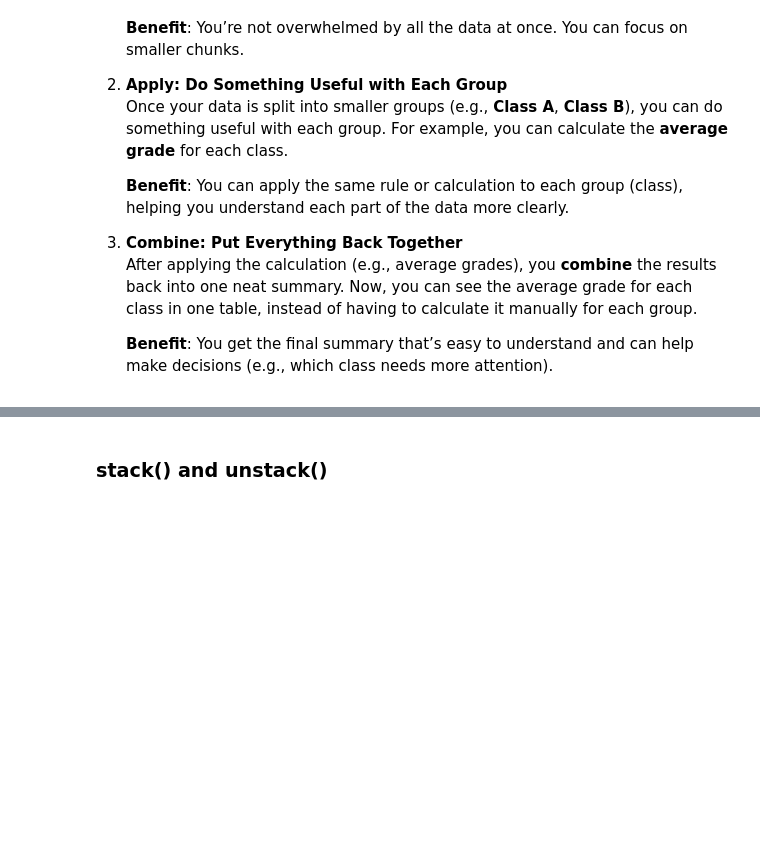
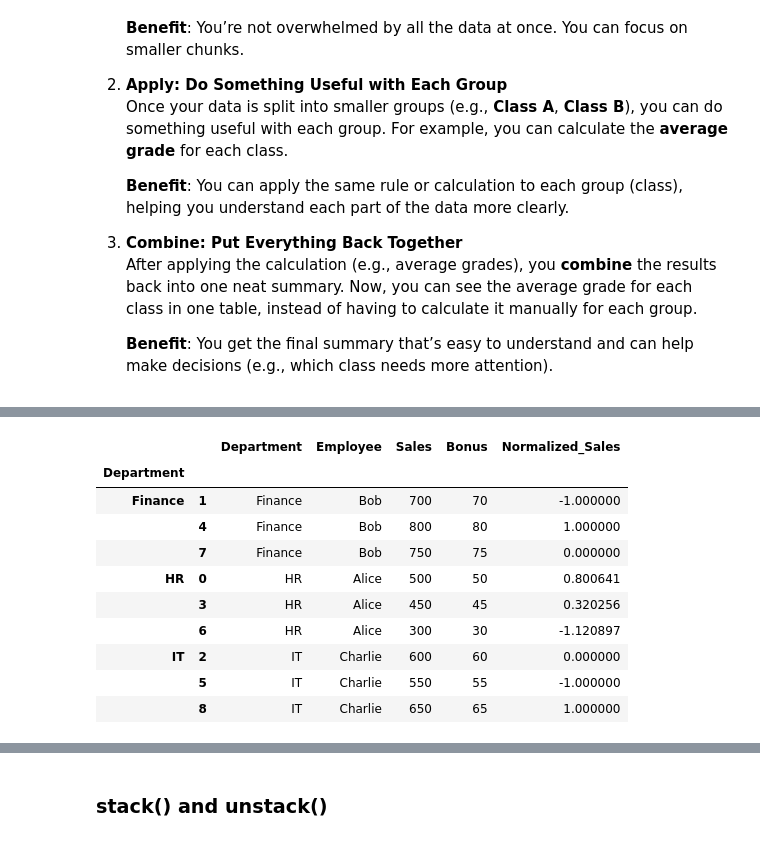
Before and after one commit to ashokonmi3/Python-Learning, a Jupyter notebook: Data Science/NB_13_Groupby.ipynb, the cells around one changed output, grey strips where cells are left out. Cells and saved outputs as stored; diff of their text form; code cells hidden in the pictures; blank space fills up the shorter version.

```diff
--- a/Data Science/NB_13_Groupby.ipynb
+++ b/Data Science/NB_13_Groupby.ipynb
@@ -1126,0 +778,24 @@ summary.reset_index()
+# %%
+# Custom function for normalization
+def normalize_sales(group):
+    group['Normalized_Sales'] = (
+        group['Sales'] - group['Sales'].mean()) / group['Sales'].std()
+    return group
+
+
+# Apply the function
+df_normalized = df.groupby('Department').apply(normalize_sales)
+
+df_normalized
+# %% [output]
+|  |  | Department | Employee | Sales | Bonus | Normalized_Sales |
+| Department |  |  |  |  |  |  |
+| Finance | 1 | Finance | Bob | 700 | 70 | -1.000000 |
+|  | 4 | Finance | Bob | 800 | 80 | 1.000000 |
+|  | 7 | Finance | Bob | 750 | 75 | 0.000000 |
+| HR | 0 | HR | Alice | 500 | 50 | 0.800641 |
+|  | 3 | HR | Alice | 450 | 45 | 0.320256 |
+|  | 6 | HR | Alice | 300 | 30 | -1.120897 |
+| IT | 2 | IT | Charlie | 600 | 60 | 0.000000 |
+|  | 5 | IT | Charlie | 550 | 55 | -1.000000 |
+|  | 8 | IT | Charlie | 650 | 65 | 1.000000 |
```
Also changed, not shown: parts of 220 cells of this notebook, 1 other file.
